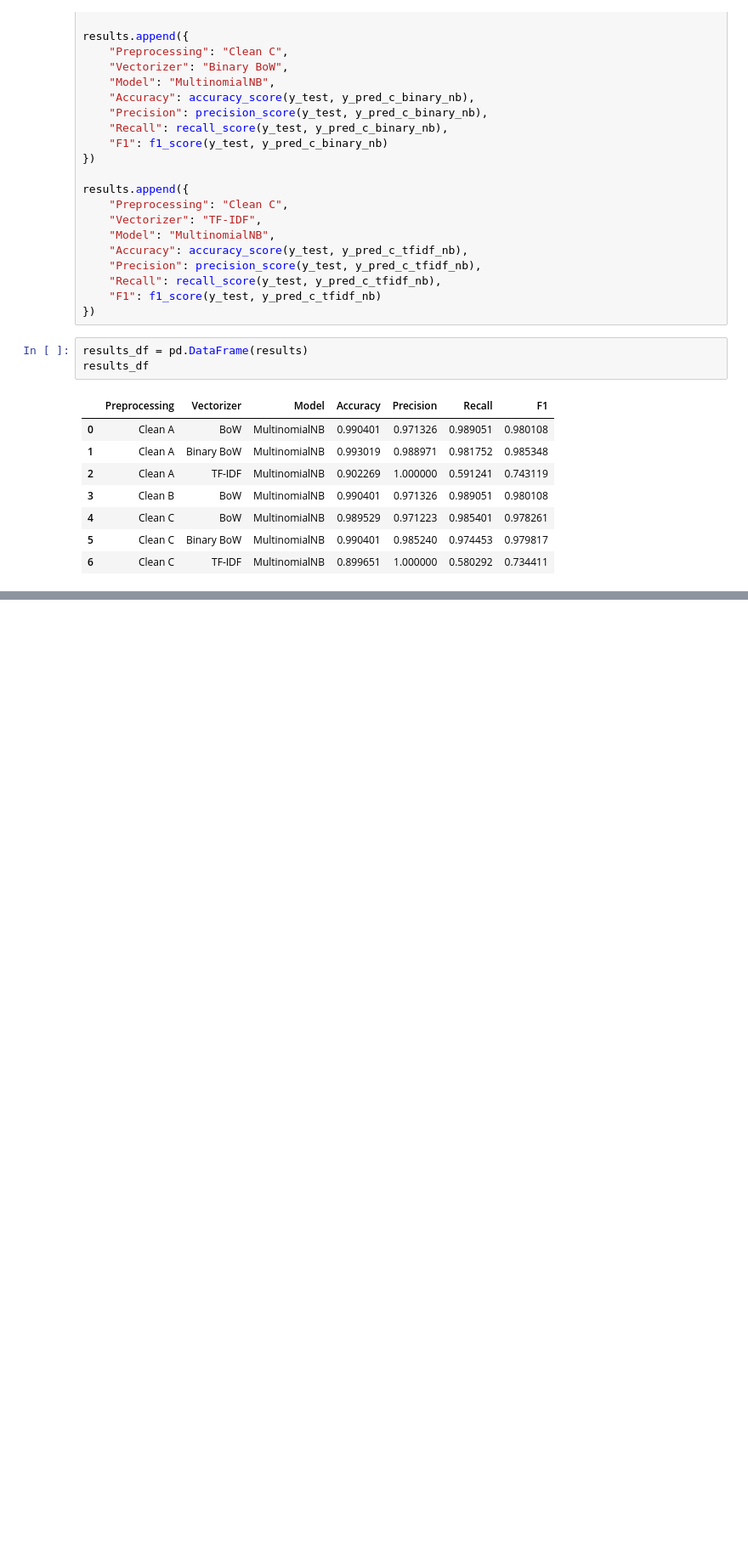
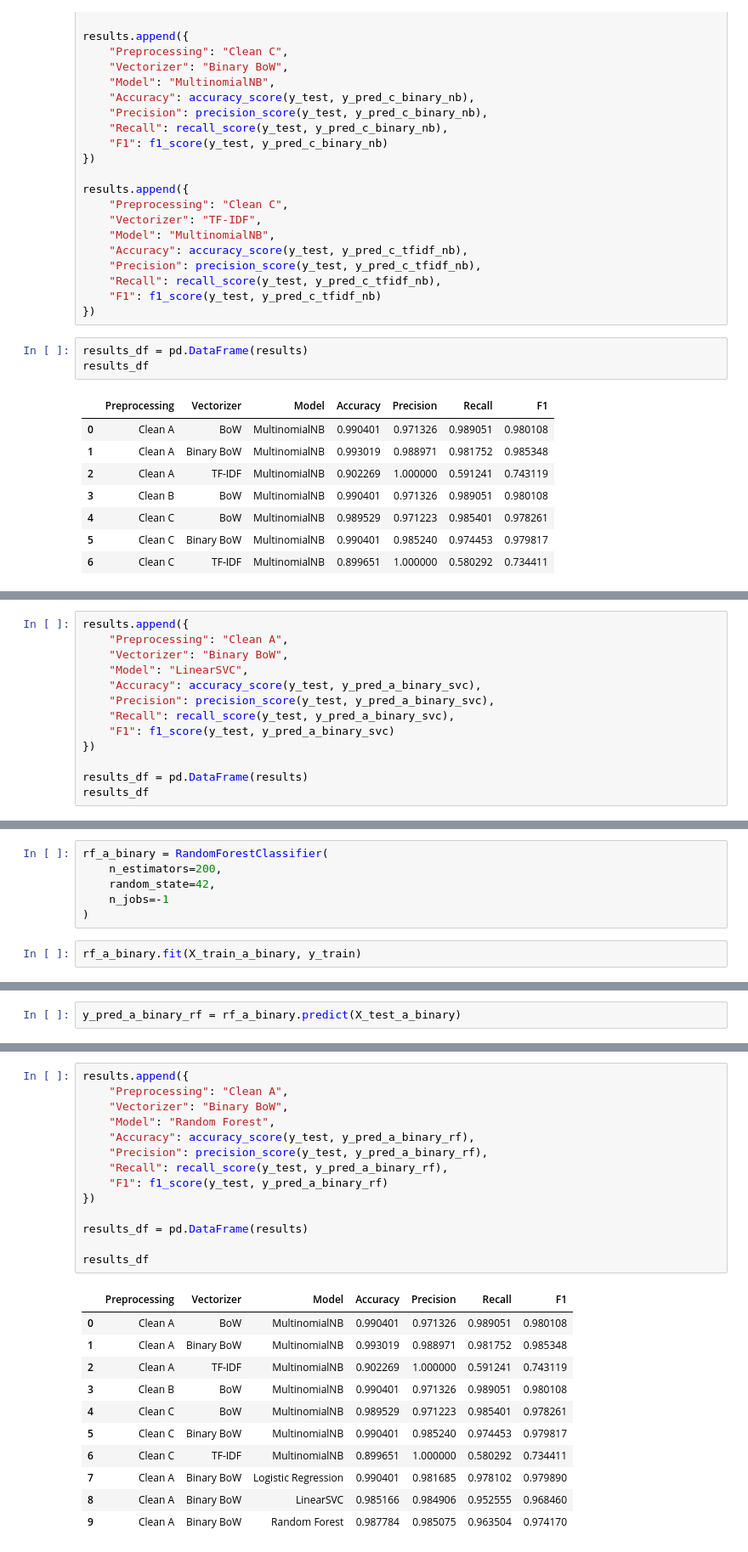
Before and after one commit to 1415-kunal/email_spam_classifier, a Jupyter notebook: Notebooks/05_cleaned_modeling.ipynb, the cells around one changed output, grey strips where cells are left out. Shown at 85% size. Saved outputs shown, nothing was run; the diff lists cells and outputs as text; blank space fills up the shorter version.

Commit message:
feat: compare classifiers on binary bow features

```diff
--- a/Notebooks/05_cleaned_modeling.ipynb
+++ b/Notebooks/05_cleaned_modeling.ipynb
@@ -680,0 +756,13 @@ results_df
+# %%
+results.append({
+    "Preprocessing": "Clean A",
+    "Vectorizer": "Binary BoW",
+    "Model": "LinearSVC",
+    "Accuracy": accuracy_score(y_test, y_pred_a_binary_svc),
+    "Precision": precision_score(y_test, y_pred_a_binary_svc),
+    "Recall": recall_score(y_test, y_pred_a_binary_svc),
+    "F1": f1_score(y_test, y_pred_a_binary_svc)
+})
+
+results_df = pd.DataFrame(results)
+results_df
@@ -680,0 +784,8 @@ results_df
+# %%
+rf_a_binary = RandomForestClassifier(
+    n_estimators=200,
+    random_state=42,
+    n_jobs=-1
+)
+# %%
+rf_a_binary.fit(X_train_a_binary, y_train)
@@ -680,0 +794,2 @@ results_df
+# %%
+y_pred_a_binary_rf = rf_a_binary.predict(X_test_a_binary)
@@ -680,0 +809,26 @@ results_df
+# %%
+results.append({
+    "Preprocessing": "Clean A",
+    "Vectorizer": "Binary BoW",
+    "Model": "Random Forest",
+    "Accuracy": accuracy_score(y_test, y_pred_a_binary_rf),
+    "Precision": precision_score(y_test, y_pred_a_binary_rf),
+    "Recall": recall_score(y_test, y_pred_a_binary_rf),
+    "F1": f1_score(y_test, y_pred_a_binary_rf)
+})
+
+results_df = pd.DataFrame(results)
+
+results_df
+# %% [output]
+|  | Preprocessing | Vectorizer | Model | Accuracy | Precision | Recall | F1 |
+| 0 | Clean A | BoW | MultinomialNB | 0.990401 | 0.971326 | 0.989051 | 0.980108 |
+| 1 | Clean A | Binary BoW | MultinomialNB | 0.993019 | 0.988971 | 0.981752 | 0.985348 |
+| 2 | Clean A | TF-IDF | MultinomialNB | 0.902269 | 1.000000 | 0.591241 | 0.743119 |
+| 3 | Clean B | BoW | MultinomialNB | 0.990401 | 0.971326 | 0.989051 | 0.980108 |
+| 4 | Clean C | BoW | MultinomialNB | 0.989529 | 0.971223 | 0.985401 | 0.978261 |
+| 5 | Clean C | Binary BoW | MultinomialNB | 0.990401 | 0.985240 | 0.974453 | 0.979817 |
+| 6 | Clean C | TF-IDF | MultinomialNB | 0.899651 | 1.000000 | 0.580292 | 0.734411 |
+| 7 | Clean A | Binary BoW | Logistic Regression | 0.990401 | 0.981685 | 0.978102 | 0.979890 |
+| 8 | Clean A | Binary BoW | LinearSVC | 0.985166 | 0.984906 | 0.952555 | 0.968460 |
+| 9 | Clean A | Binary BoW | Random Forest | 0.987784 | 0.985075 | 0.963504 | 0.974170 |
```
Also changed, not shown: parts of 16 cells of this notebook.
